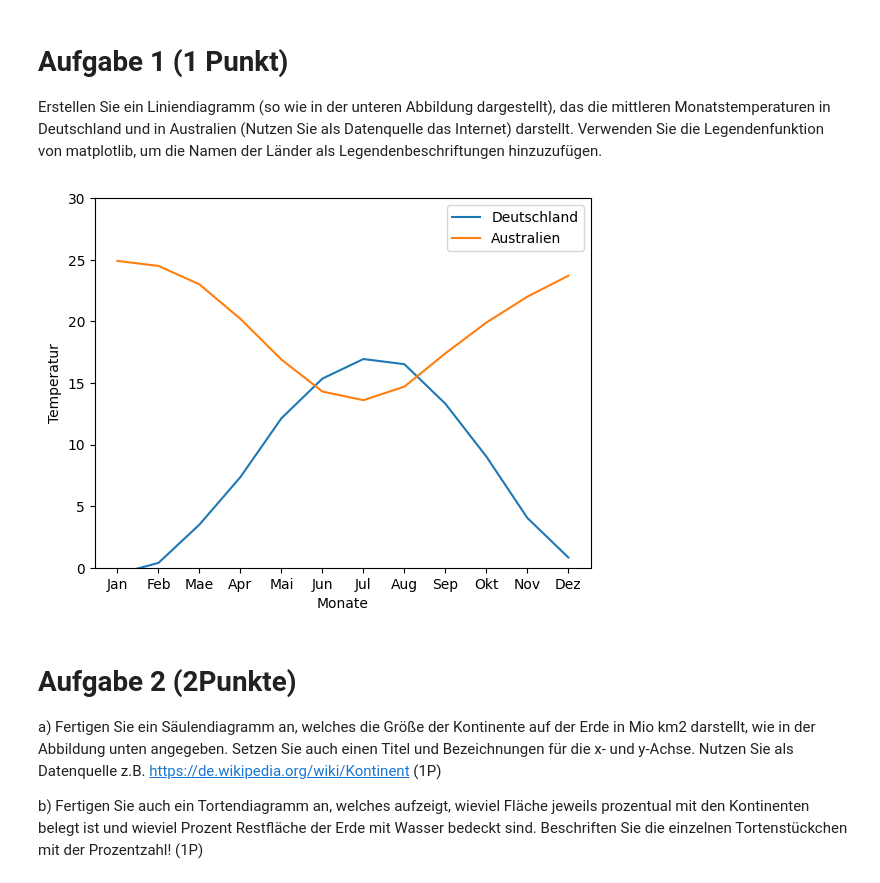
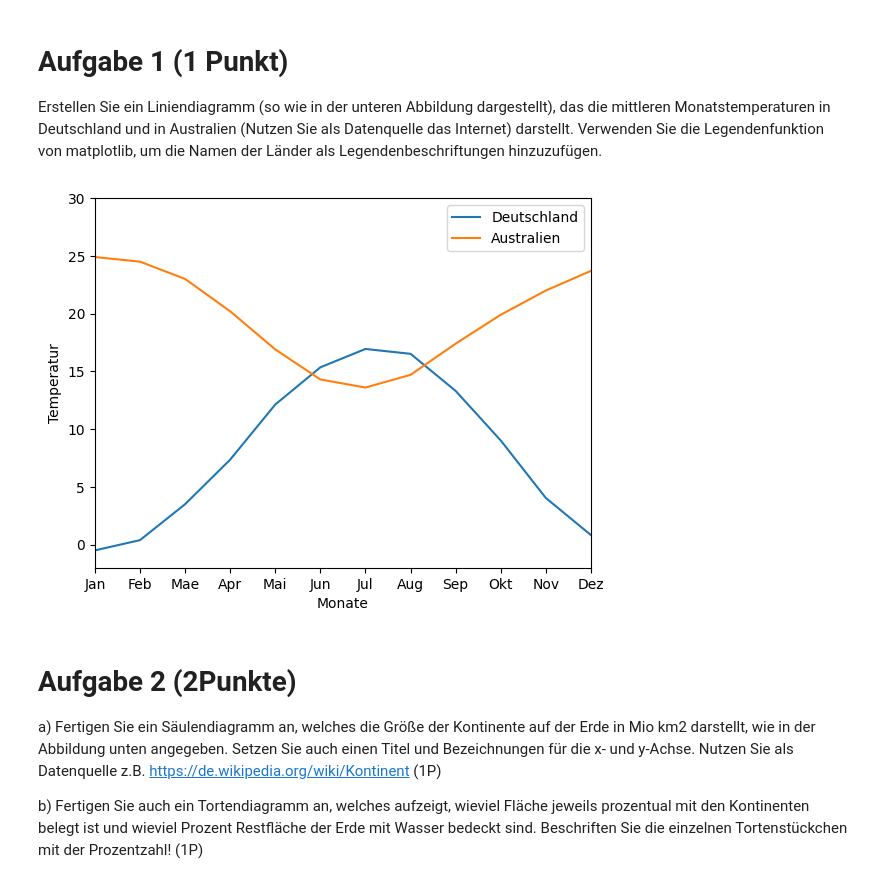
Before and after one commit to MuhammedKrz/DatenanalyseUndMLPraktika, a Jupyter notebook: Blatt 1/Praktikum1.ipynb, the cells around one changed output. Saved outputs shown, nothing was run; the diff lists cells and outputs as text; code cells hidden in the pictures.

```diff
--- a/Blatt 1/Praktikum1.ipynb
+++ b/Blatt 1/Praktikum1.ipynb
@@ -6,21 +6,21 @@ Länder als Legendenbeschriftungen hinzuzufügen.
 # %%
 import matplotlib.pyplot as plt
 import numpy as np
 
-yMin, yMax = 0, 30
+yMin, yMax = -2, 30
 temp_ger = [-0.5,0.39,3.50,7.36,12.13,15.35,16.94,16.52,13.31,9.02,4.04,0.83]
 temp_aus = [24.9,24.5,23.0,20.2,16.9,14.3,13.6,14.7,17.4,19.9,22.0,23.7]
 months = ['Jan','Feb','Mae','Apr','Mai','Jun','Jul','Aug','Sep','Okt','Nov','Dez']
 plt.plot(months,temp_ger, label="Deutschland")
 plt.plot(months,temp_aus, label="Australien")
 plt.xlabel("Monate")
 plt.ylabel("Temperatur")
-# plt.axis([0, 11, 0, 30])
+plt.axis([0, 11, 0, 30])
 plt.ylim(yMin, yMax)
 plt.legend(loc='upper right')
 plt.show()
 # %% [output]
-[figure, old version]
+[figure, new version]
 # %% [markdown]
 # Aufgabe 2 (2Punkte)
 a) Fertigen Sie ein Säulendiagramm an, welches die Größe der Kontinente auf der Erde in Mio km2 darstellt, wie in der Abbildung unten
```
